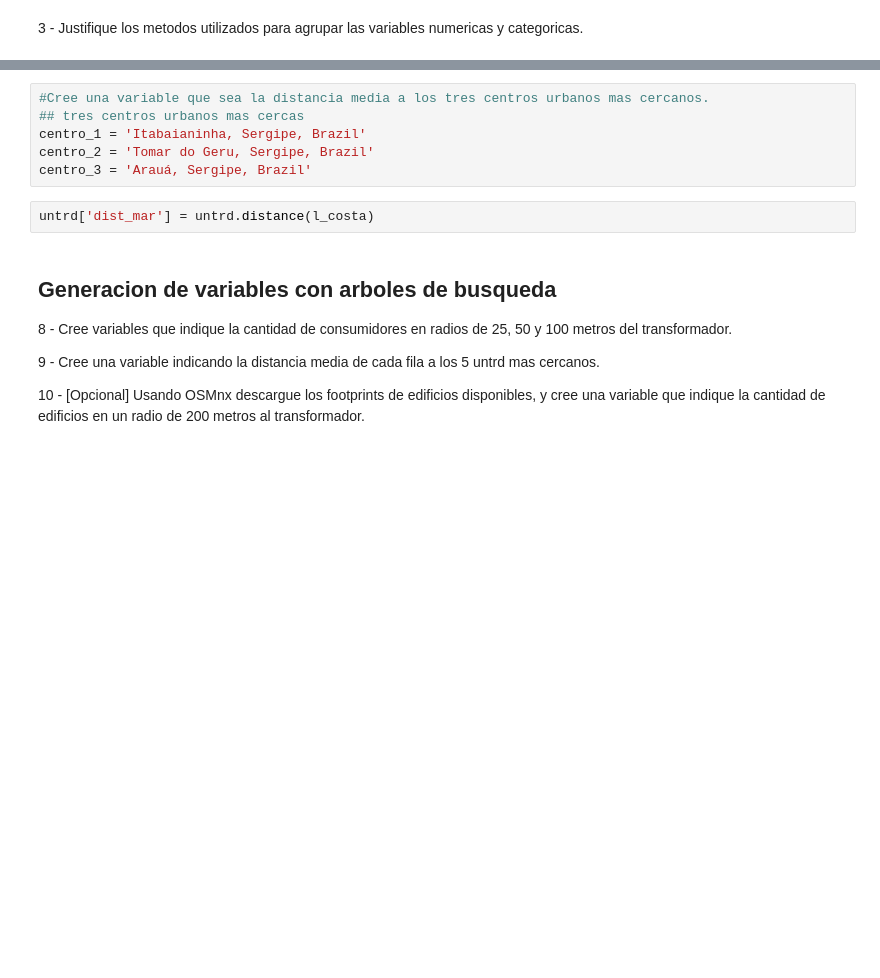
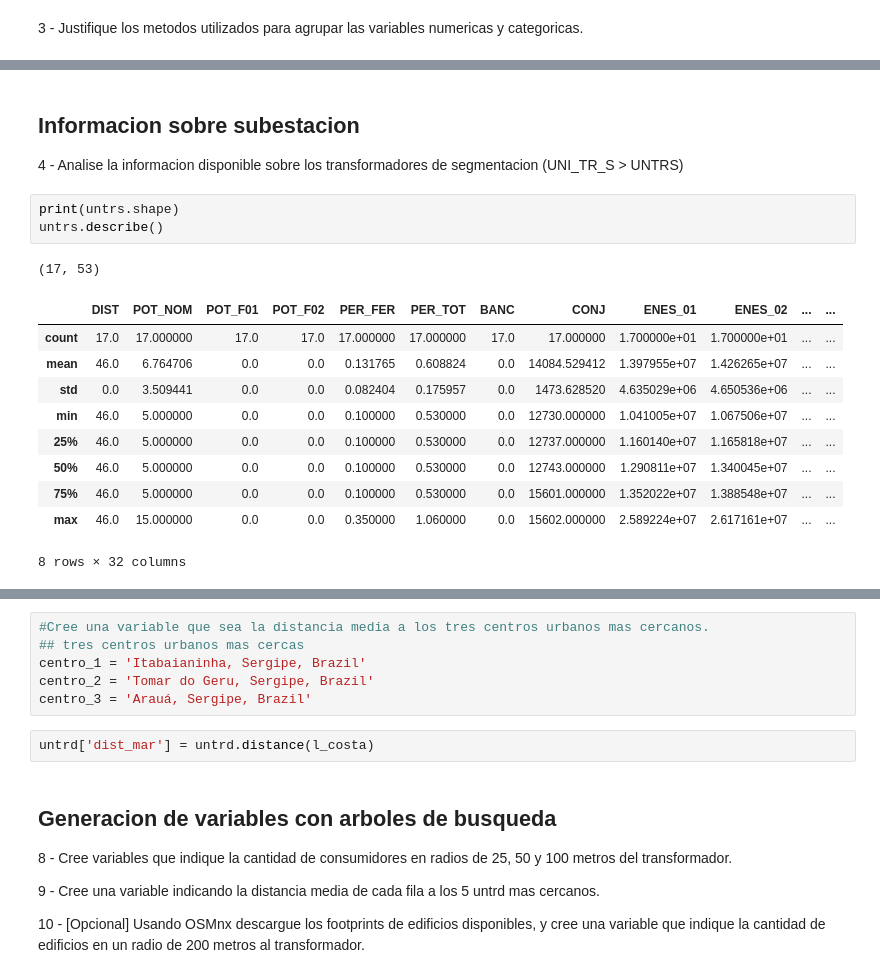
Before and after one commit to georeference-ML-mentoria/AnalisisYCuracion-, a Jupyter notebook: Javier.ipynb, the cells around one changed output, grey strips where cells are left out. Cells and saved outputs as stored; diff of their text form; blank space fills up the shorter version.

```diff
--- a/Javier.ipynb
+++ b/Javier.ipynb
@@ -227,0 +254,19 @@ Con respecto a las variables categóricas, me quedo sólo con la actividad econ
+# %% [markdown]
+## Informacion sobre subestacion
+
+4 - Analise la informacion disponible sobre los transformadores de segmentacion (UNI_TR_S > UNTRS)
+# %%
+print(untrs.shape)
+untrs.describe()
+# %% [output]
+(17, 53)
+|  | DIST | POT_NOM | POT_F01 | POT_F02 | PER_FER | PER_TOT | BANC | CONJ | ENES_01 | ENES_02 | ... | ... |
+| count | 17.0 | 17.000000 | 17.0 | 17.0 | 17.000000 | 17.000000 | 17.0 | 17.000000 | 1.700000e+01 | 1.700000e+01 | ... | ... |
+| mean | 46.0 | 6.764706 | 0.0 | 0.0 | 0.131765 | 0.608824 | 0.0 | 14084.529412 | 1.397955e+07 | 1.426265e+07 | ... | ... |
+| std | 0.0 | 3.509441 | 0.0 | 0.0 | 0.082404 | 0.175957 | 0.0 | 1473.628520 | 4.635029e+06 | 4.650536e+06 | ... | ... |
+| min | 46.0 | 5.000000 | 0.0 | 0.0 | 0.100000 | 0.530000 | 0.0 | 12730.000000 | 1.041005e+07 | 1.067506e+07 | ... | ... |
+| 25% | 46.0 | 5.000000 | 0.0 | 0.0 | 0.100000 | 0.530000 | 0.0 | 12737.000000 | 1.160140e+07 | 1.165818e+07 | ... | ... |
+| 50% | 46.0 | 5.000000 | 0.0 | 0.0 | 0.100000 | 0.530000 | 0.0 | 12743.000000 | 1.290811e+07 | 1.340045e+07 | ... | ... |
+| 75% | 46.0 | 5.000000 | 0.0 | 0.0 | 0.100000 | 0.530000 | 0.0 | 15601.000000 | 1.352022e+07 | 1.388548e+07 | ... | ... |
+| max | 46.0 | 15.000000 | 0.0 | 0.0 | 0.350000 | 1.060000 | 0.0 | 15602.000000 | 2.589224e+07 | 2.617161e+07 | ... | ... |
+8 rows × 32 columns
```
Also changed, not shown: parts of 13 cells of this notebook.
